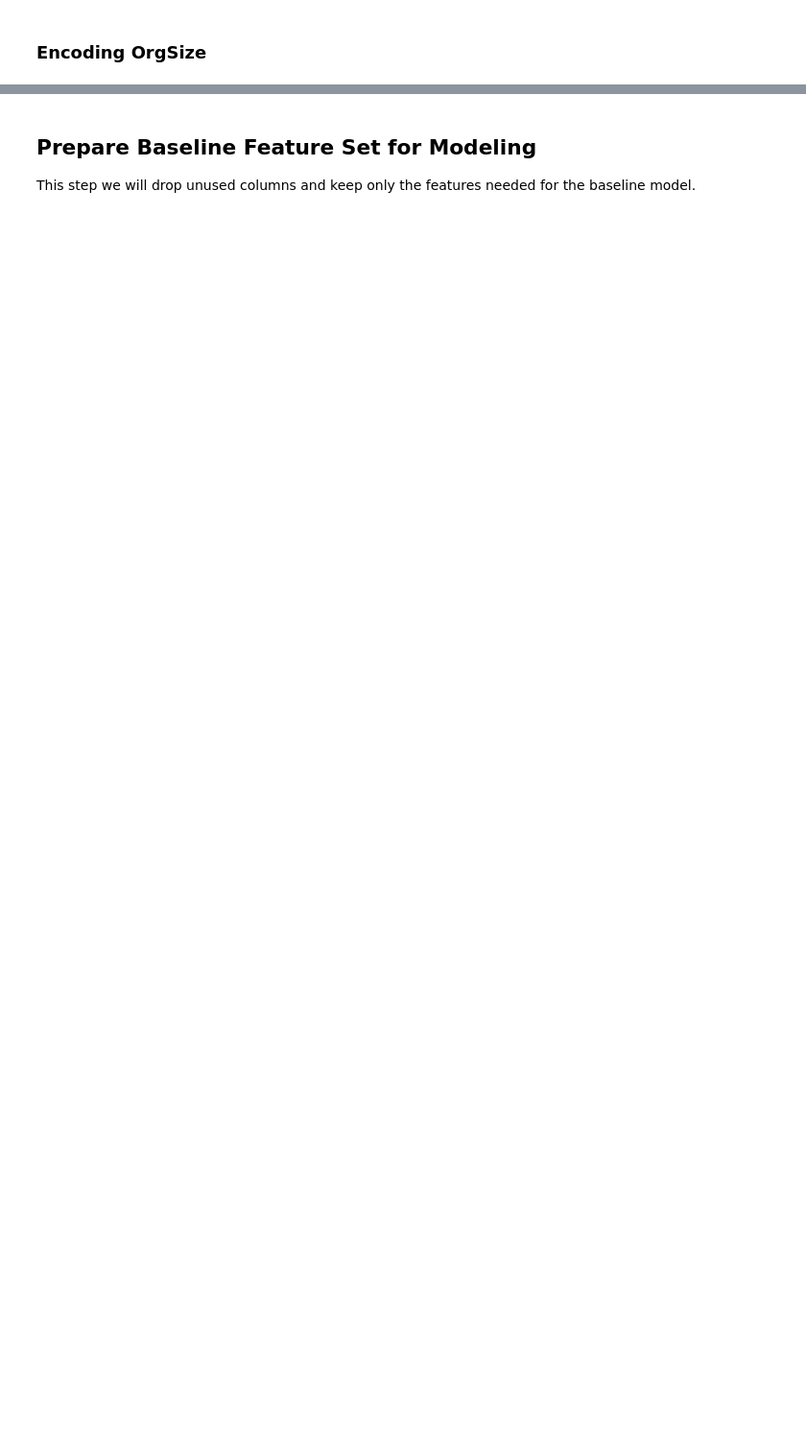
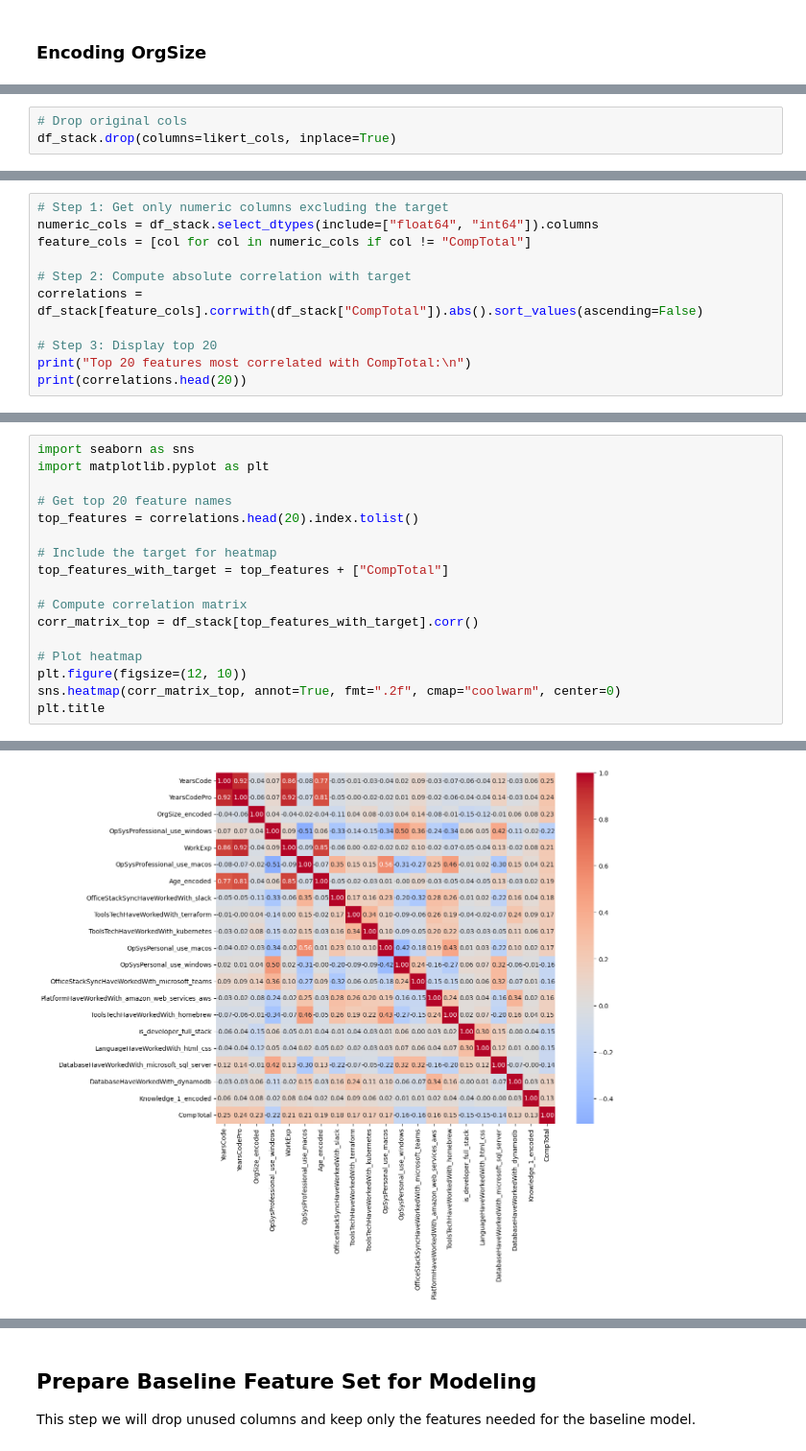
Before and after one commit to c0927648/AML2203_Project_Salary_Prediction_StackOverflow_2023, a Jupyter notebook: AML2203_Final_Project_2025S_Modeling_Final.ipynb, the cells around one changed output, grey strips where cells are left out. Shown at 96% size. Saved outputs shown, nothing was run; the diff lists cells and outputs as text; blank space fills up the shorter version.

```diff
--- a/AML2203_Final_Project_2025S_Modeling_Final.ipynb
+++ b/AML2203_Final_Project_2025S_Modeling_Final.ipynb
@@ -481,0 +1053,3 @@ print(df_stack[cols_to_show].head(10))
+# %%
+# Drop original cols
+df_stack.drop(columns=likert_cols, inplace=True)
@@ -481,0 +1138,11 @@ print(df_stack[cols_to_show].head(10))
+# %%
+# Step 1: Get only numeric columns excluding the target
+numeric_cols = df_stack.select_dtypes(include=["float64", "int64"]).columns
+feature_cols = [col for col in numeric_cols if col != "CompTotal"]
+
+# Step 2: Compute absolute correlation with target
+correlations = df_stack[feature_cols].corrwith(df_stack["CompTotal"]).abs().sort_values(ascending=False)
+
+# Step 3: Display top 20
+print("Top 20 features most correlated with CompTotal:\n")
+print(correlations.head(20))
@@ -481,0 +1167,18 @@ print(df_stack[cols_to_show].head(10))
+# %%
+import seaborn as sns
+import matplotlib.pyplot as plt
+
+# Get top 20 feature names
+top_features = correlations.head(20).index.tolist()
+
+# Include the target for heatmap
+top_features_with_target = top_features + ["CompTotal"]
+
+# Compute correlation matrix
+corr_matrix_top = df_stack[top_features_with_target].corr()
+
+# Plot heatmap
+plt.figure(figsize=(12, 10))
+sns.heatmap(corr_matrix_top, annot=True, fmt=".2f", cmap="coolwarm", center=0)
+plt.title
+# %% [output]
@@ -481,0 +1186 @@ print(df_stack[cols_to_show].head(10))
+[figure, added]
```
Also changed, not shown: parts of 126 cells of this notebook, 7 other files.
